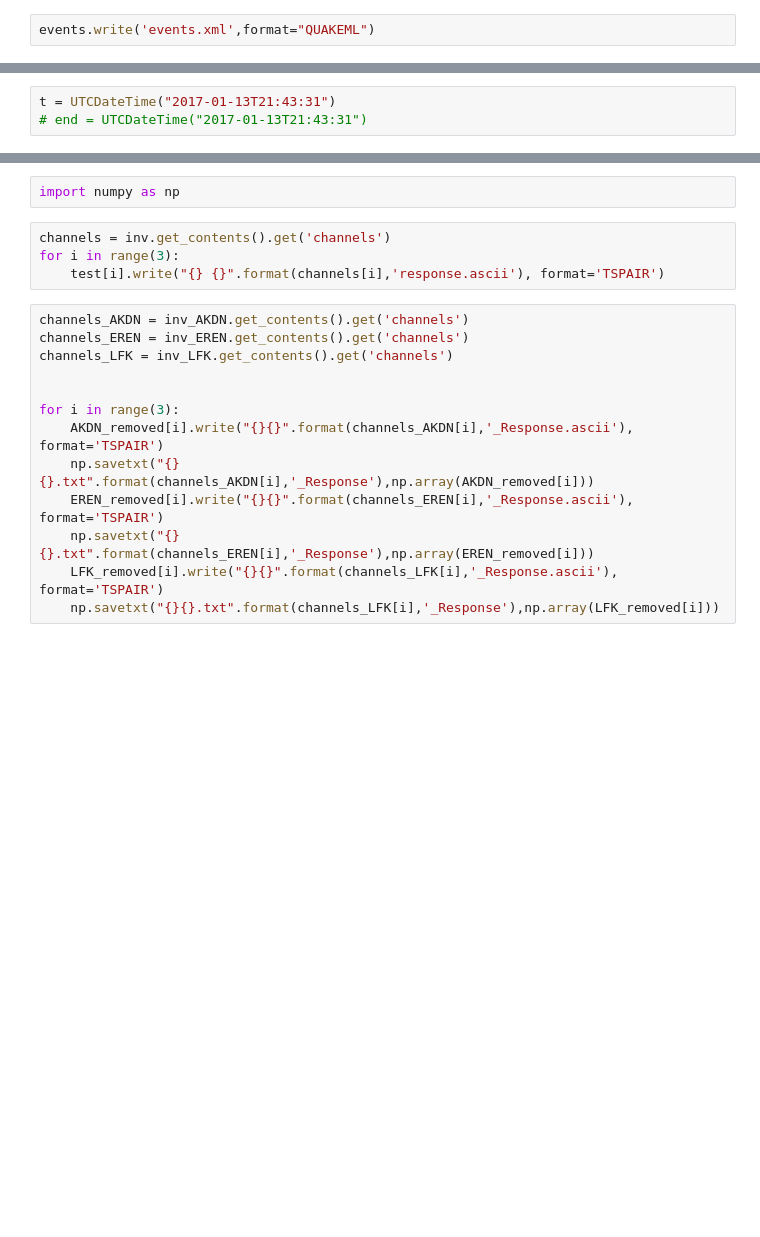
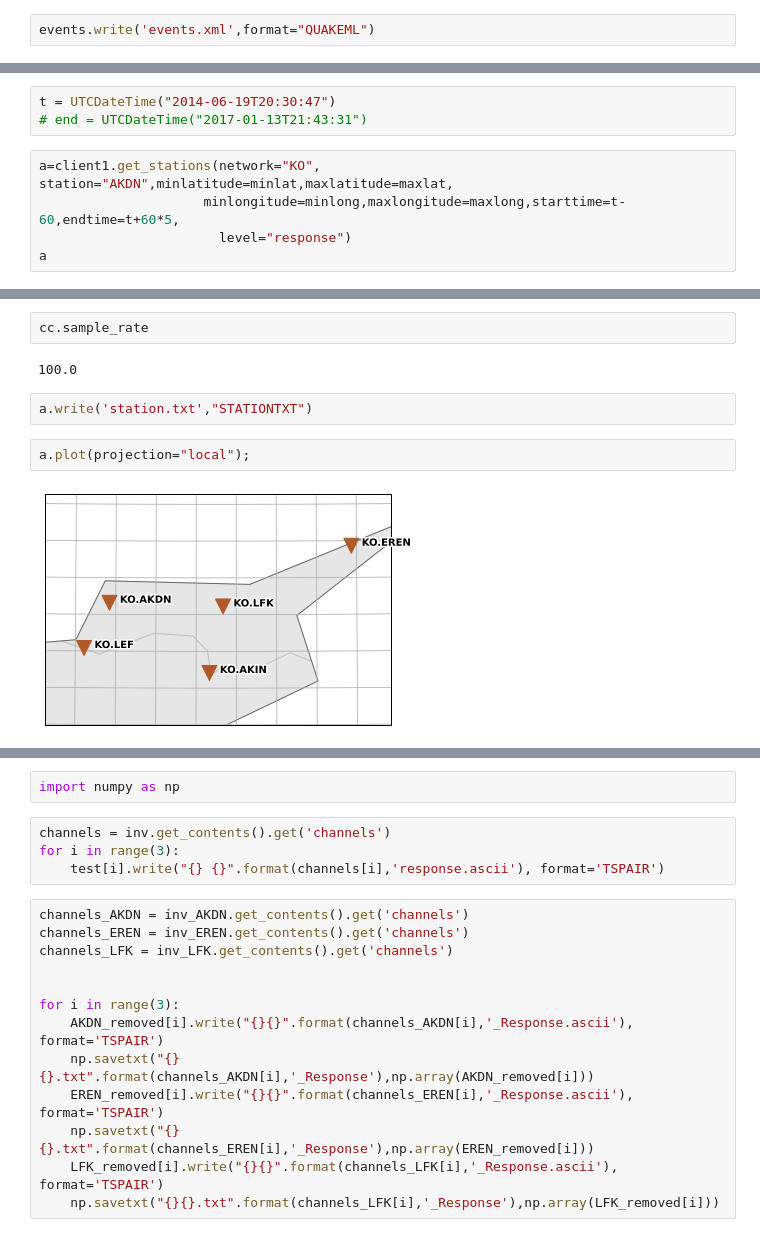
Before and after one commit to arman258/Thesis, a Jupyter notebook: Test.ipynb, the cells around one changed output, grey strips where cells are left out. Saved outputs shown, nothing was run; the diff lists cells and outputs as text; blank space fills up the shorter version.

```diff
--- a/Test.ipynb
+++ b/Test.ipynb
@@ -80,3 +129,8 @@ client.get_stations(network="KO",station="*",starttime=t-10,endtime=t+60*2,level
 # %%
-t = UTCDateTime("2017-01-13T21:43:31")
+t = UTCDateTime("2014-06-19T20:30:47")
 # end = UTCDateTime("2017-01-13T21:43:31")
+# %%
+a=client1.get_stations(network="KO", station="AKDN",minlatitude=minlat,maxlatitude=maxlat,
+                     minlongitude=minlong,maxlongitude=maxlong,starttime=t-60,endtime=t+60*5,
+                       level="response")
+a
@@ -82,0 +159,10 @@ t = UTCDateTime("2017-01-13T21:43:31")
+# %%
+cc.sample_rate
+# %% [output]
+100.0
+# %%
+a.write('station.txt',"STATIONTXT")
+# %%
+a.plot(projection="local");
+# %% [output]
+[figure, added]
```
Also changed, not shown: parts of 28 cells of this notebook.
